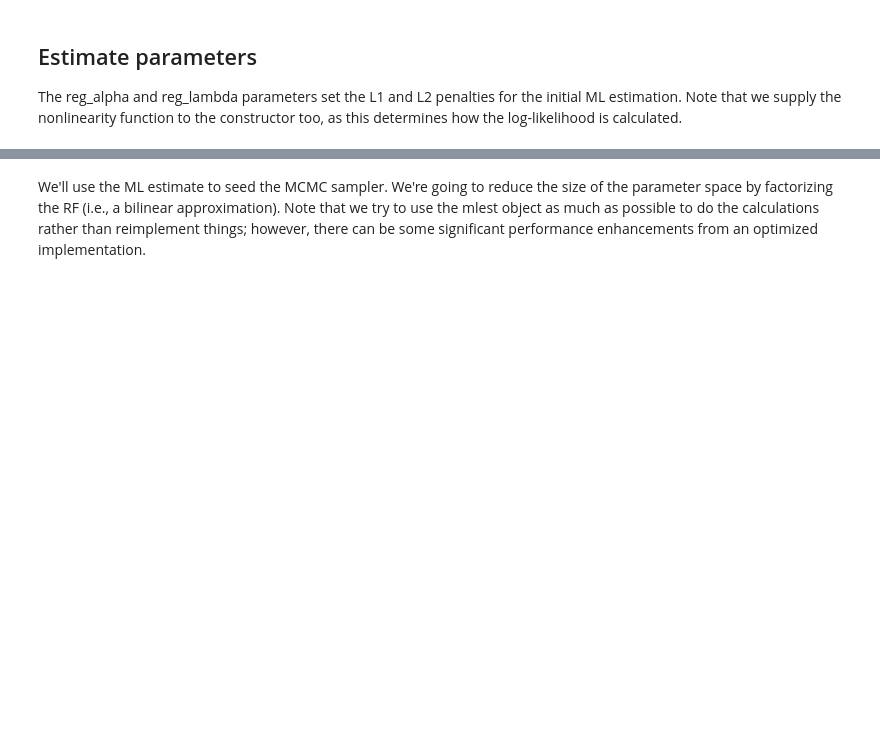
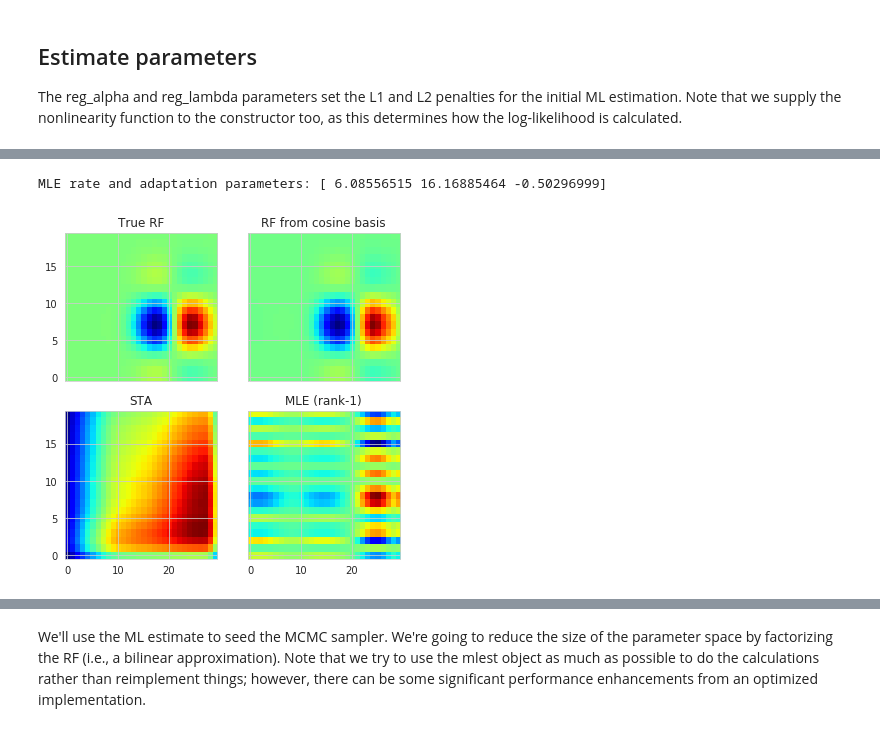
Before and after one commit to melizalab/dstrf, a Jupyter notebook: notebooks/glmat/glmat_2dbi_song_rothman.ipynb, the cells around one changed output, grey strips where cells are left out. Cells and saved outputs as stored; diff of their text form; code cells hidden in the pictures; blank space fills up the shorter version.

```diff
--- a/notebooks/glmat/glmat_2dbi_song_rothman.ipynb
+++ b/notebooks/glmat/glmat_2dbi_song_rothman.ipynb
@@ -134,3 +153,21 @@ plt.subplot(424).imshow(rf_true)
+# %%
+print("MLE rate and adaptation parameters:", w0[:3])
+fig, axes = plt.subplots(nrows=2, ncols=2, sharex=True, sharey=True, figsize=(6, 6))
+
+k1c = strf.to_basis(k1, kcosbas)
+rf_sta = strf.as_matrix(mlest.sta(), kcosbas)
+rf_mle = strf.from_basis(strf.defactorize(w0[3:], nfreq, krank), kcosbas)
+axes[0, 0].imshow(k1, cmap='jet', aspect='auto')
+axes[0, 0].set_title("True RF")
+axes[0, 1].imshow(strf.from_basis(k1c, kcosbas), cmap='jet', aspect='auto')
+axes[0, 1].set_title("RF from cosine basis")
+axes[1, 0].imshow(rf_sta, cmap='jet', aspect='auto')
+axes[1, 0].set_title("STA")
+axes[1, 1].imshow(rf_mle, cmap='jet', aspect='auto')
+axes[1, 1].set_title("MLE (rank-{})".format(krank));
+# %% [output]
+MLE rate and adaptation parameters: [ 6.08556515 16.16885464 -0.50296999]
+[figure, added]
 # %%
 import progressbar
 from dstrf import crossvalidate
```
Also changed, not shown: parts of 18 cells of this notebook, 1 other file.
